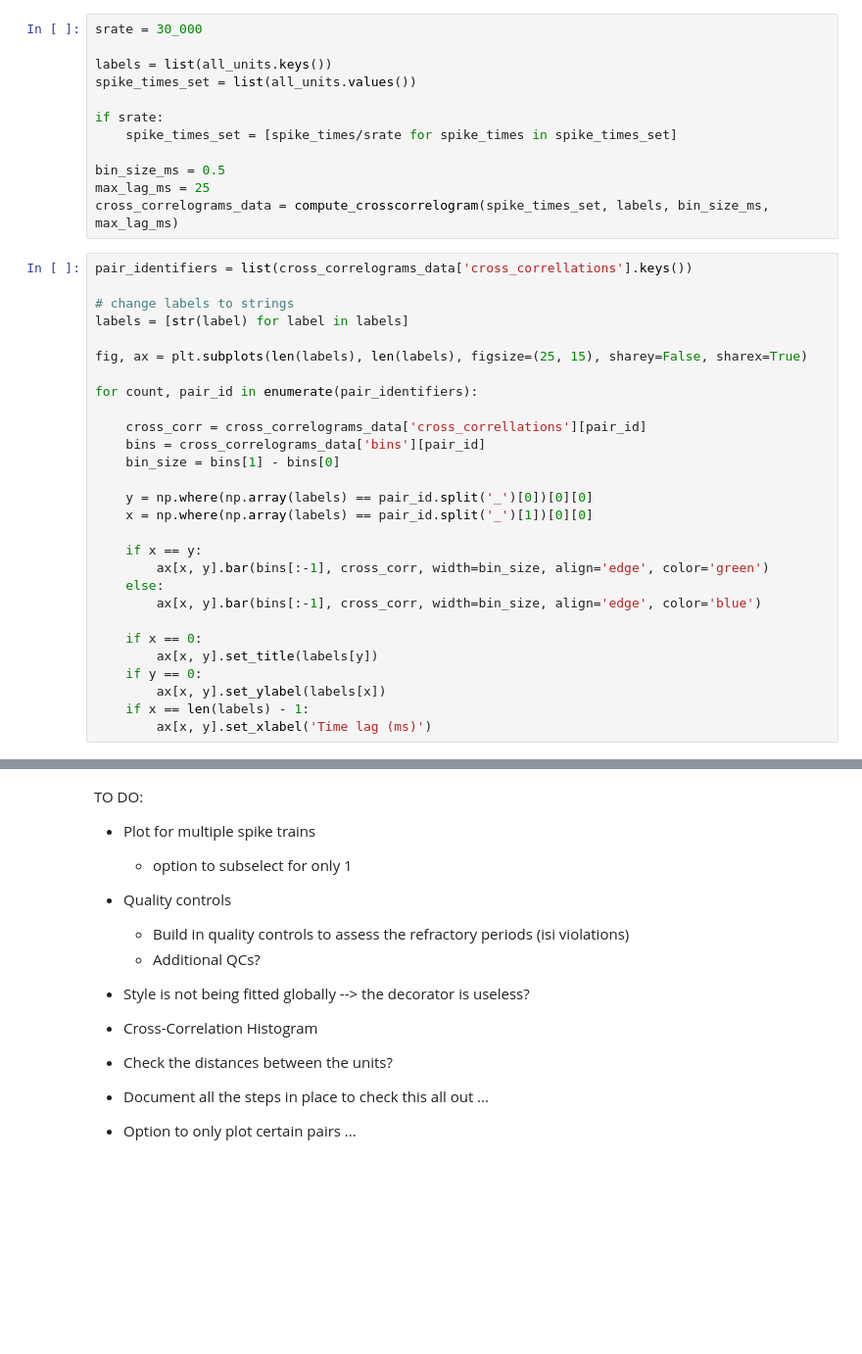
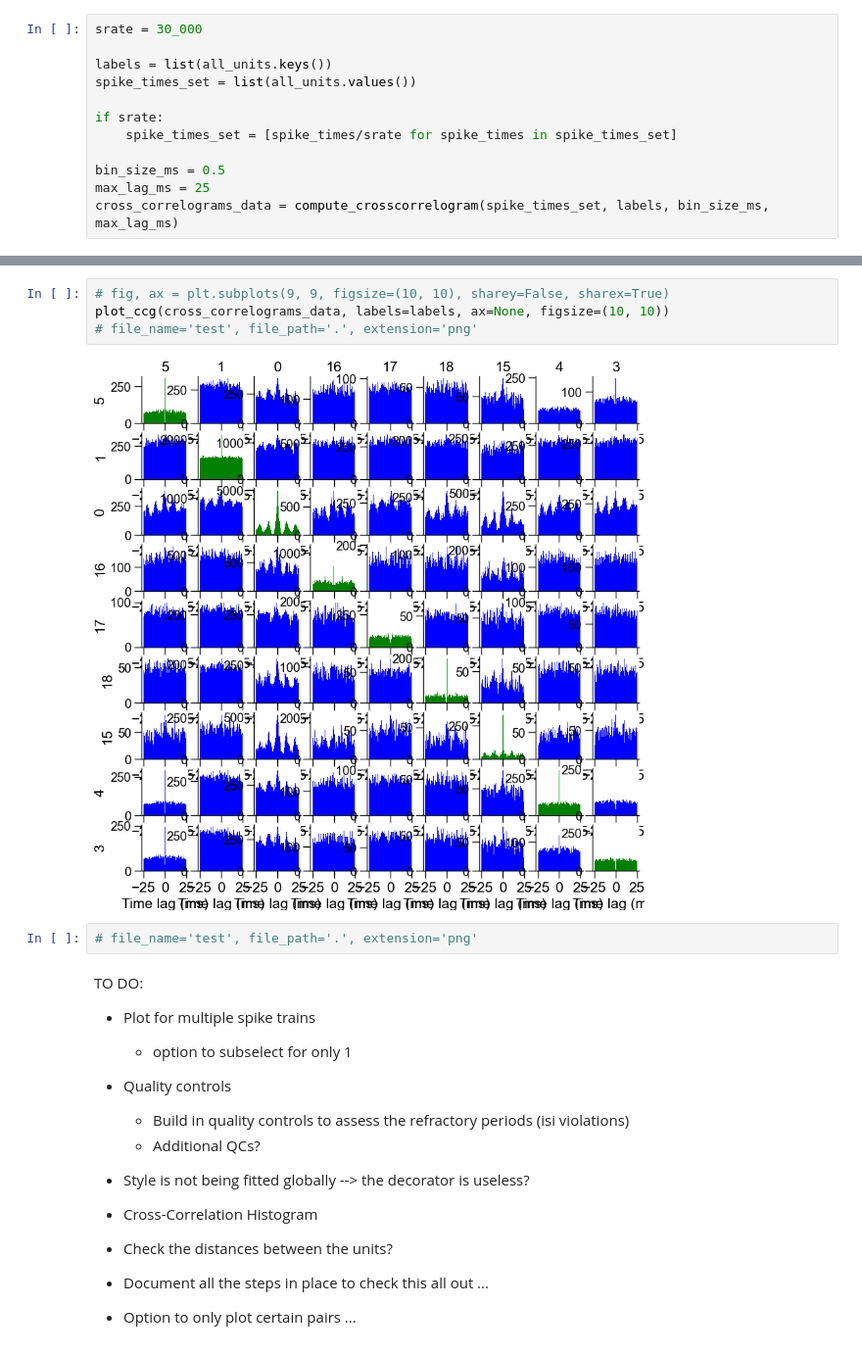
Before and after one commit to mzabolocki/SynaptiConn, a Jupyter notebook: examples/plots/plot_spiketrains_phy.ipynb, the cells around one changed output, grey strips where cells are left out. Shown: that part at 98% size. Drawn from its saved outputs; the diff is of its cells as text; blank space fills up the shorter version.

```diff
--- a/examples/plots/plot_spiketrains_phy.ipynb
+++ b/examples/plots/plot_spiketrains_phy.ipynb
@@ -79,31 +79,3 @@ if srate:
 bin_size_ms = 0.5
 max_lag_ms = 25
 cross_correlograms_data = compute_crosscorrelogram(spike_times_set, labels, bin_size_ms, max_lag_ms)
-# %%
-pair_identifiers = list(cross_correlograms_data['cross_correllations'].keys())
-
-# change labels to strings
-labels = [str(label) for label in labels]
-
-fig, ax = plt.subplots(len(labels), len(labels), figsize=(25, 15), sharey=False, sharex=True)
-
-for count, pair_id in enumerate(pair_identifiers):
-
-    cross_corr = cross_correlograms_data['cross_correllations'][pair_id]
-    bins = cross_correlograms_data['bins'][pair_id]
-    bin_size = bins[1] - bins[0]
-
-    y = np.where(np.array(labels) == pair_id.split('_')[0])[0][0]
-    x = np.where(np.array(labels) == pair_id.split('_')[1])[0][0]
-
-    if x == y:
-        ax[x, y].bar(bins[:-1], cross_corr, width=bin_size, align='edge', color='green')
-    else:
-        ax[x, y].bar(bins[:-1], cross_corr, width=bin_size, align='edge', color='blue')
-
-    if x == 0:
-        ax[x, y].set_title(labels[y])
-    if y == 0:
-        ax[x, y].set_ylabel(labels[x])
-    if x == len(labels) - 1:
-        ax[x, y].set_xlabel('Time lag (ms)')
@@ -112,3 +82,11 @@ for count, pair_id in enumerate(pair_identifiers):
+# %%
+# fig, ax = plt.subplots(9, 9, figsize=(10, 10), sharey=False, sharex=True)
+plot_ccg(cross_correlograms_data, labels=labels, ax=None, figsize=(10, 10))
+# file_name='test', file_path='.', extension='png'
+# %% [output]
+[figure, added]
+# %%
+# file_name='test', file_path='.', extension='png'
 # %% [markdown]
 TO DO:
 - Plot for multiple spike trains
```
Also changed, not shown: parts of 3 cells of this notebook.
